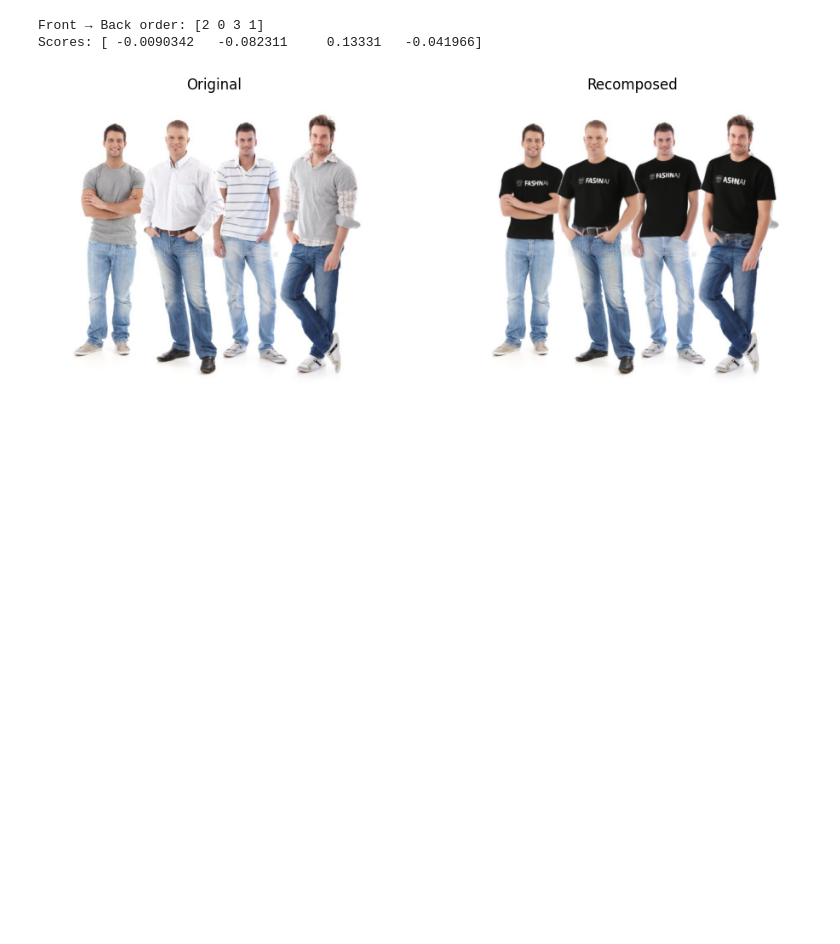
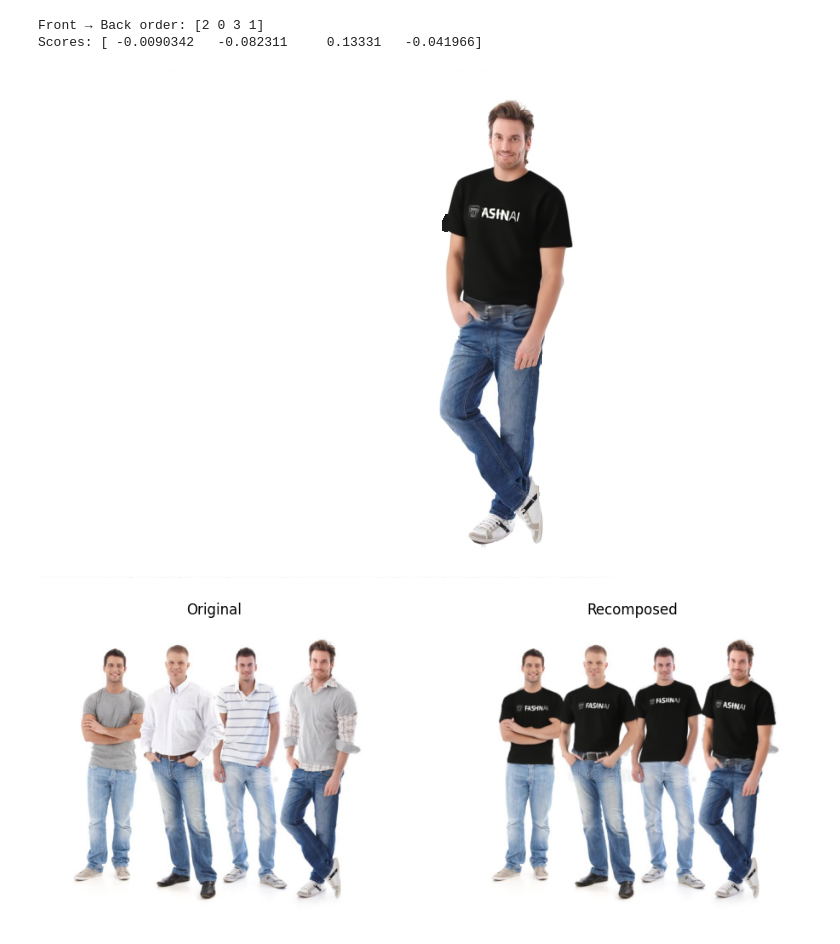
Before and after one commit to AJReade/Gen-AI-BFA-Umbrella-repo, a Jupyter notebook: vton_gradio_demo.ipynb, the cells around one changed output. Drawn from its saved outputs; the diff is of its cells as text; code cells hidden in the pictures; blank space fills up the shorter version.

```diff
--- a/vton_gradio_demo.ipynb
+++ b/vton_gradio_demo.ipynb
@@ -461,3 +512,28 @@ img = cv2.resize(img, vton_people[0].size)
+# %%
+cleaned_vton_people = []
+cleaned_vton_masks = []
+
+for i in range(len(vton_people)):
+    img_pil = vton_people[i]
+    mask = vton_masks[i]
+
+    other_masks = [m for j, m in enumerate(vton_masks) if j != i]
+
+    cleaned_img, cleaned_mask = clean_vton_edges_on_overlap(
+        img_pil,
+        mask,
+        other_masks,
+        erode_iters=1,
+        edge_dilate=2,
+        inner_erode=2
+    )
+
+    cleaned_vton_people.append(cleaned_img)
+    cleaned_vton_masks.append(cleaned_mask)
+# %%
+cleaned_vton_people[0]
+# %% [output]
+[figure, added]
 # %%
 # Start with a blank canvas (black background)
 recomposed = img.copy()
```
Also changed, not shown: parts of 9 cells of this notebook.
